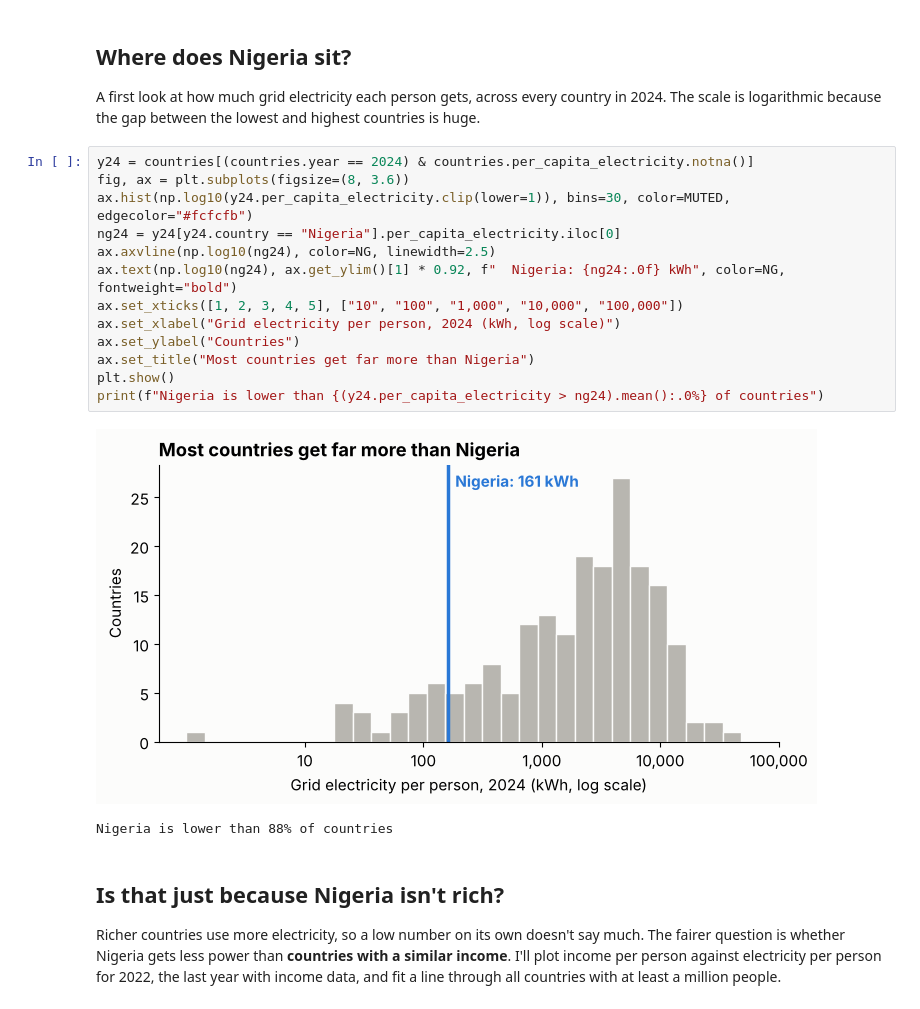
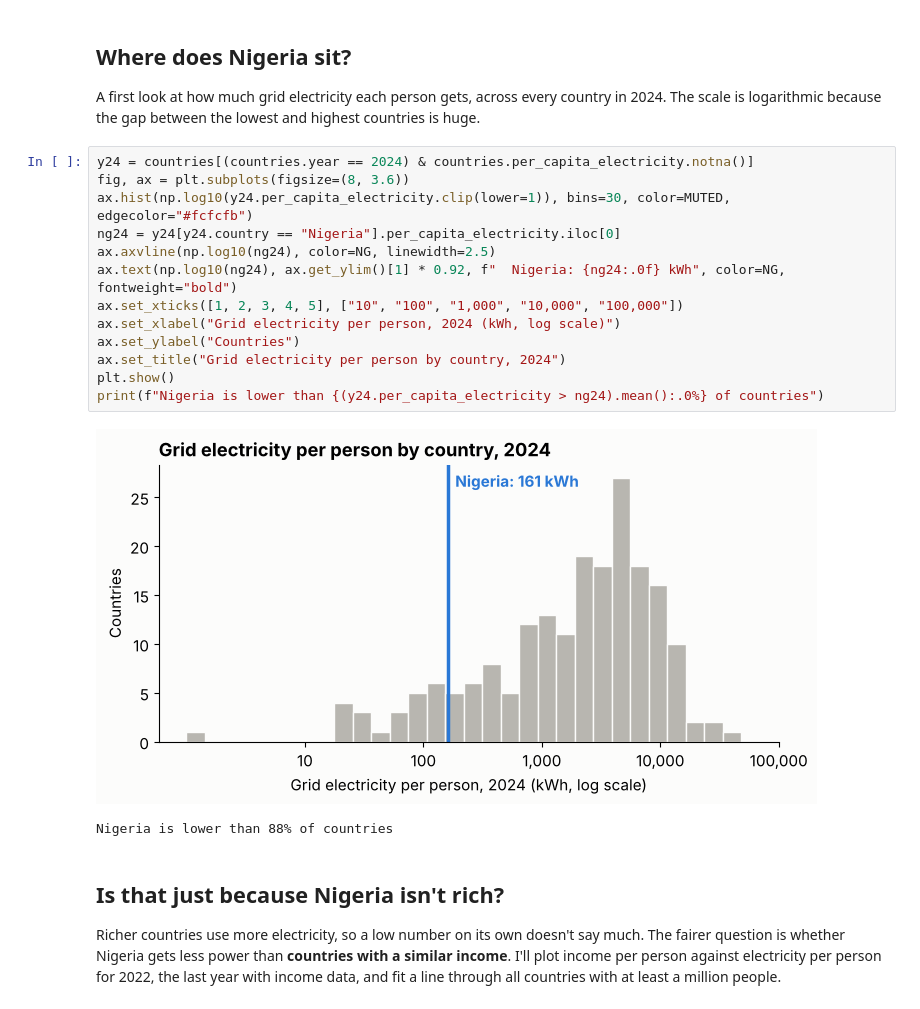
Before and after one commit to midexol/data-analyst-portfolio, a Jupyter notebook: 03-lights-out/notebooks/explore.ipynb, the cells around one changed output. Drawn from its saved outputs; the diff is of its cells as text.

```diff
--- a/03-lights-out/notebooks/explore.ipynb
+++ b/03-lights-out/notebooks/explore.ipynb
@@ -87,18 +87,18 @@ A first look at how much grid electricity each person gets, across every country
 # %%
 y24 = countries[(countries.year == 2024) & countries.per_capita_electricity.notna()]
 fig, ax = plt.subplots(figsize=(8, 3.6))
 ax.hist(np.log10(y24.per_capita_electricity.clip(lower=1)), bins=30, color=MUTED, edgecolor="#fcfcfb")
 ng24 = y24[y24.country == "Nigeria"].per_capita_electricity.iloc[0]
 ax.axvline(np.log10(ng24), color=NG, linewidth=2.5)
 ax.text(np.log10(ng24), ax.get_ylim()[1] * 0.92, f"  Nigeria: {ng24:.0f} kWh", color=NG, fontweight="bold")
 ax.set_xticks([1, 2, 3, 4, 5], ["10", "100", "1,000", "10,000", "100,000"])
 ax.set_xlabel("Grid electricity per person, 2024 (kWh, log scale)")
 ax.set_ylabel("Countries")
-ax.set_title("Most countries get far more than Nigeria")
+ax.set_title("Grid electricity per person by country, 2024")
 plt.show()
 print(f"Nigeria is lower than {(y24.per_capita_electricity > ng24).mean():.0%} of countries")
 # %% [output]
-[figure, old version]
+[figure, new version]
 Nigeria is lower than 88% of countries
 # %% [markdown]
 ## Is that just because Nigeria isn't rich?
```
Also changed, not shown: parts of 1 cell of this notebook, 13 other files.
